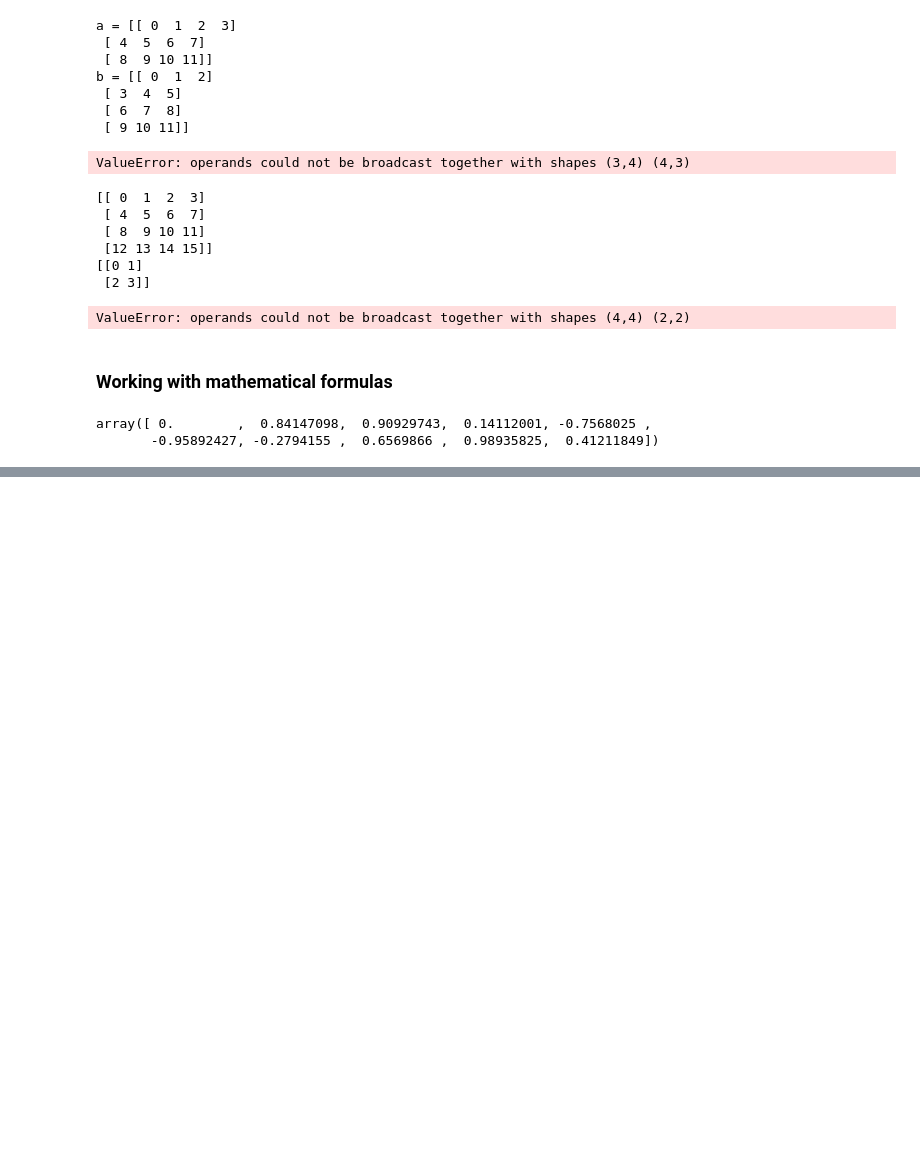
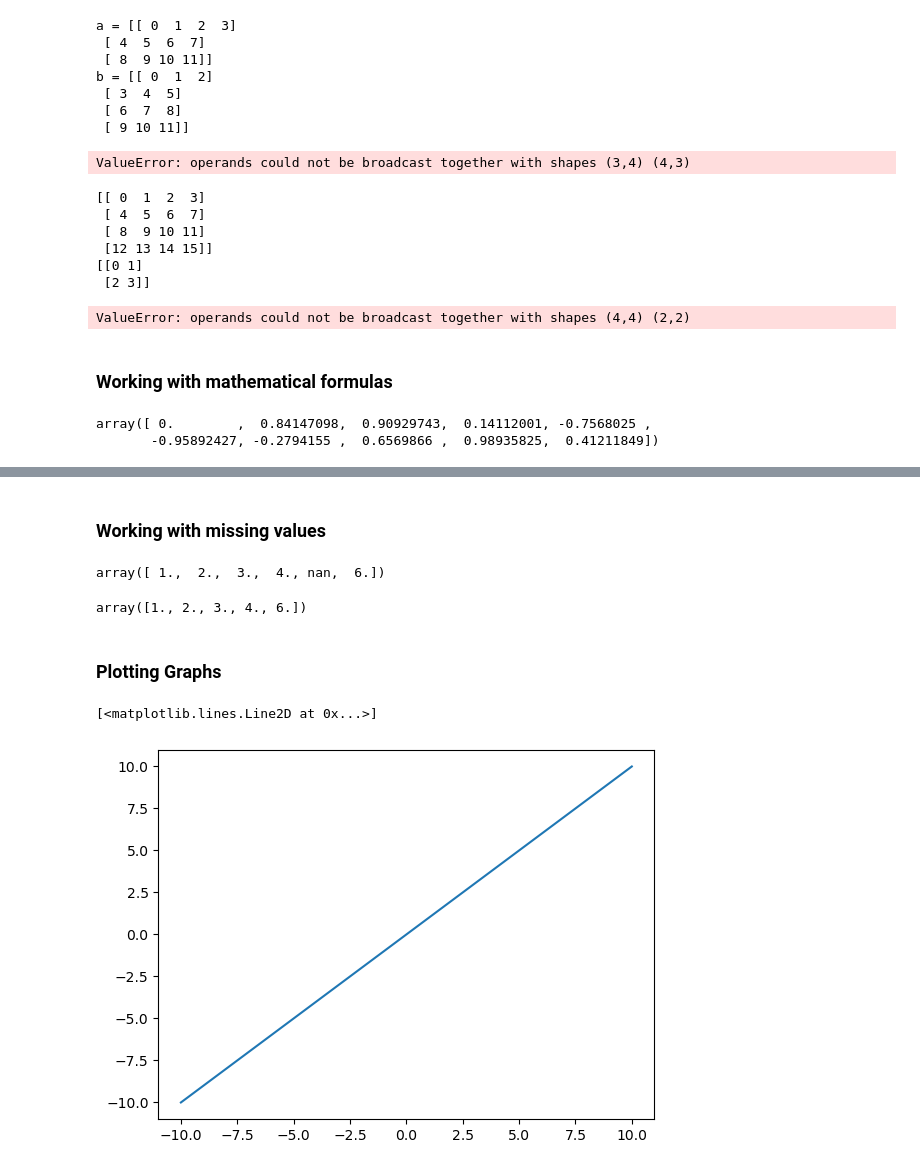
Before and after one commit to ApurbaKumarMajumder/Machine-Learning, a Jupyter notebook: Numpy/advance.ipynb, the cells around one changed output, grey strips where cells are left out. Drawn from its saved outputs; the diff is of its cells as text; code cells hidden in the pictures; blank space fills up the shorter version.

Commit message:
Graphs with numpy

```diff
--- a/Numpy/advance.ipynb
+++ b/Numpy/advance.ipynb
@@ -339,0 +345,18 @@ array([0.5       , 0.73105858, 0.88079708, 0.95257413, 0.98201379,
+# %% [markdown]
+### Working with missing values
+# %%
+# Working with missing values -> np.nan
+a = np.array([1, 2, 3, 4, np.nan, 6])
+a
+# %% [output]
+array([ 1.,  2.,  3.,  4., nan,  6.])
+# %%
+# np.isnan(a)
+# will return a boolean array of is the value a nan or not
+
+# a[(np.isnan(a))]
+a[~(np.isnan(a))]
+# %% [output]
+array([1., 2., 3., 4., 6.])
+# %% [markdown]
+### Plotting Graphs
@@ -339,0 +365,11 @@ array([0.5       , 0.73105858, 0.88079708, 0.95257413, 0.98201379,
+# %%
+# plotting a 2D plot
+# x = y
+
+x = np.linspace(-10, 10, 100)
+y = x
+
+plt.plot(x, y)
+# %% [output]
+[<matplotlib.lines.Line2D at 0x...>]
+[figure, added]
```
Also changed, not shown: parts of 10 cells of this notebook.
